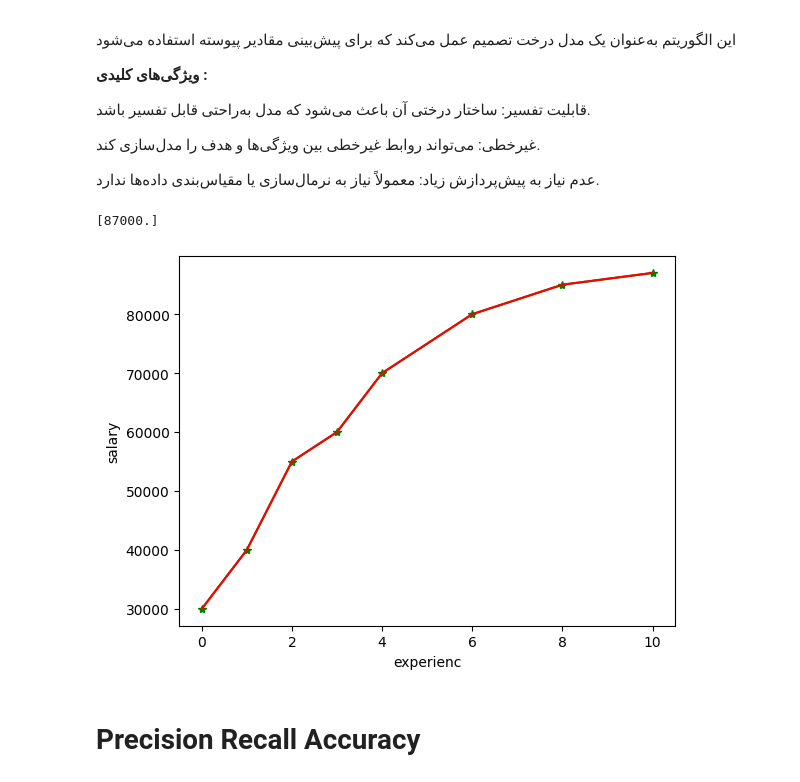
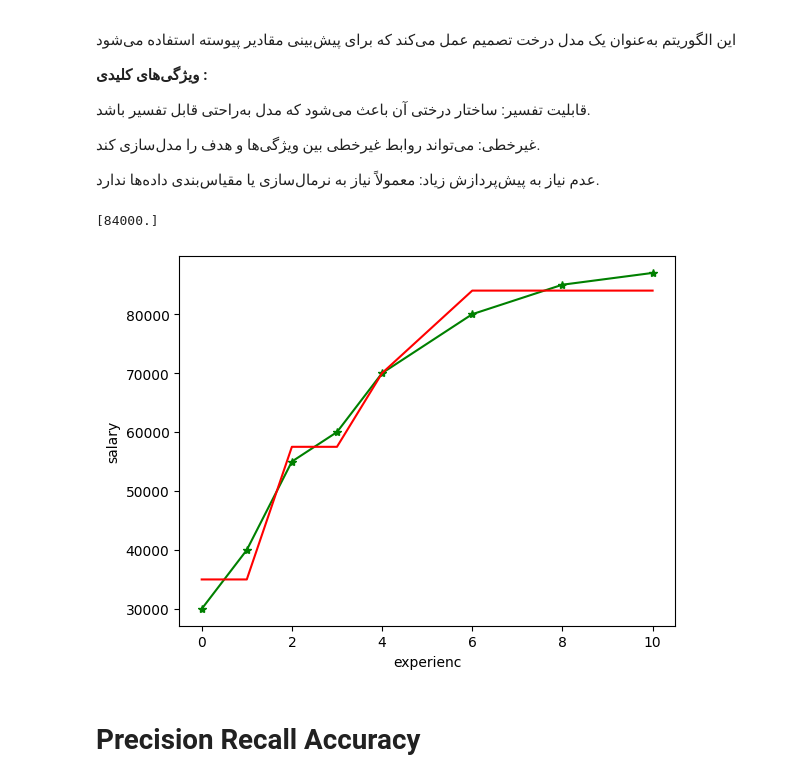
Before and after one commit to mohd-mortezazadeh/ML_Hub, a Jupyter notebook: Exercise/complete.ipynb, the cells around one changed output. Drawn from its saved outputs; the diff is of its cells as text; code cells hidden in the pictures.

```diff
--- a/Exercise/complete.ipynb
+++ b/Exercise/complete.ipynb
@@ -102,18 +103,18 @@ R^2 Score: nan
 # %%
 ex = np.array([0,1,2,3,4,6,8,10]).reshape(-1, 1)
 sa = np.array([30000,40000,55000,60000,70000,80000,85000,87000])
-model = DecisionTreeRegressor(max_depth=4)
+model = DecisionTreeRegressor(max_depth=2)
 model.fit(ex, sa)
 sa_predict = model.predict(ex)
 plt.plot(ex, sa, marker="*", color="green")
 plt.plot(ex, sa_predict,color="red")
 sa_predict = model.predict([[11]])
 print(sa_predict)
 plt.xlabel("experienc")
 plt.ylabel("salary")
 plt.show()
 # %% [output]
-[87000.]
+[84000.]
-[figure, old version]
+[figure, new version]
 # %% [markdown]
 # Precision Recall Accuracy
```
Also changed, not shown: parts of 26 cells of this notebook, 10 other files.
